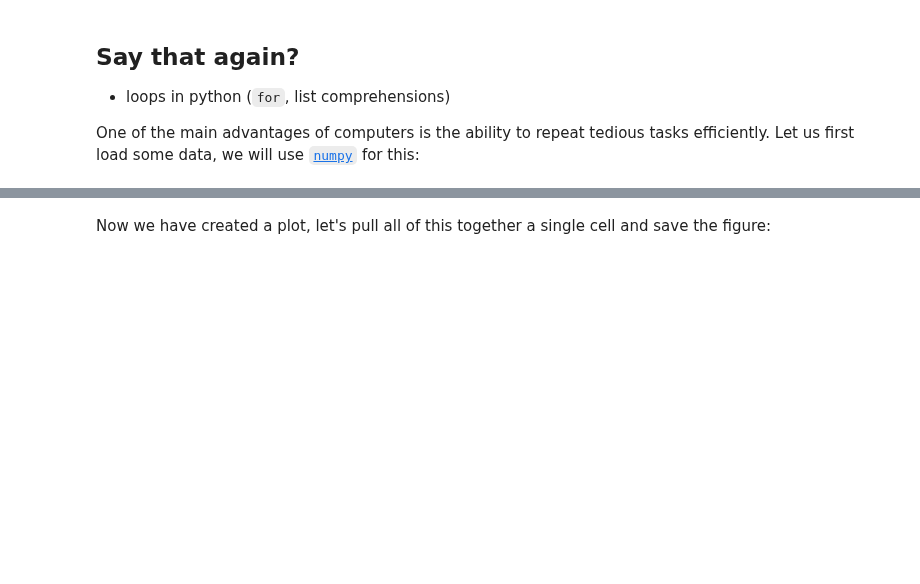
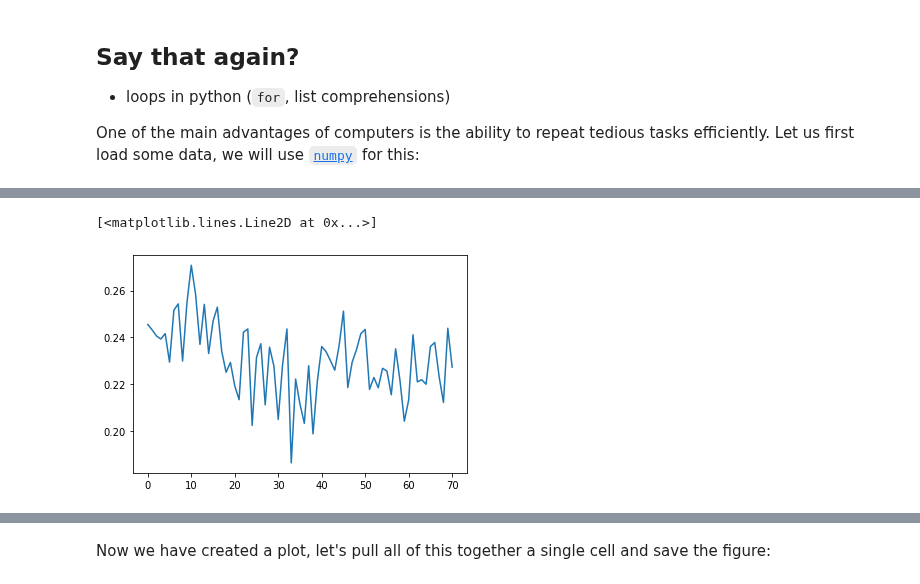
Before and after one commit to Zabamund/T22_getting_started, a Jupyter notebook: Intro_to_Python_T22_live.ipynb, the cells around one changed output, grey strips where cells are left out. Drawn from its saved outputs; the diff is of its cells as text; code cells hidden in the pictures; blank space fills up the shorter version.

```diff
--- a/Intro_to_Python_T22_live.ipynb
+++ b/Intro_to_Python_T22_live.ipynb
@@ -209,2 +618,7 @@ The [python-visualization-landscape](https://github.com/rougier/python-visualiza
 # %%
 import matplotlib.pyplot as plt
+# %%
+plt.plot(nphi)
+# %% [output]
+[<matplotlib.lines.Line2D at 0x...>]
+[figure, added]
```
Also changed, not shown: parts of 95 cells of this notebook.
